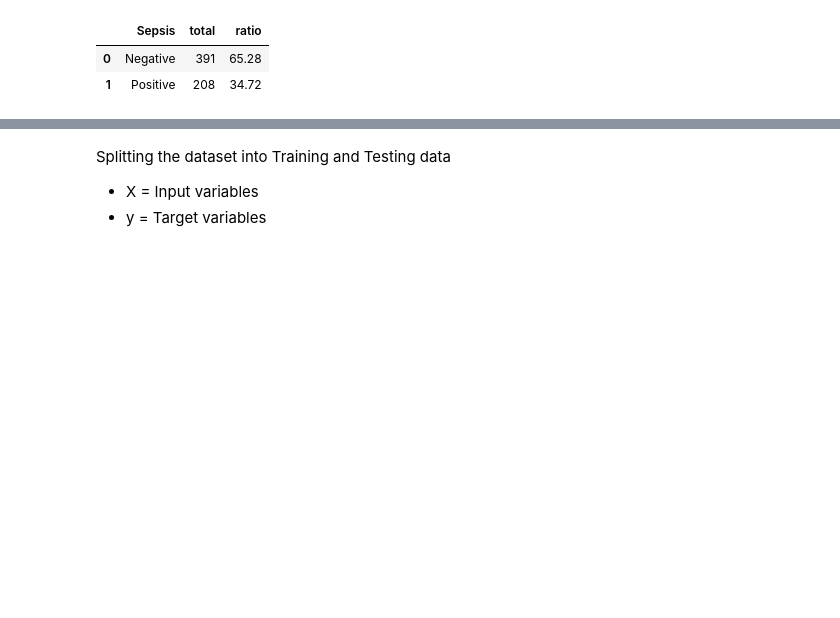
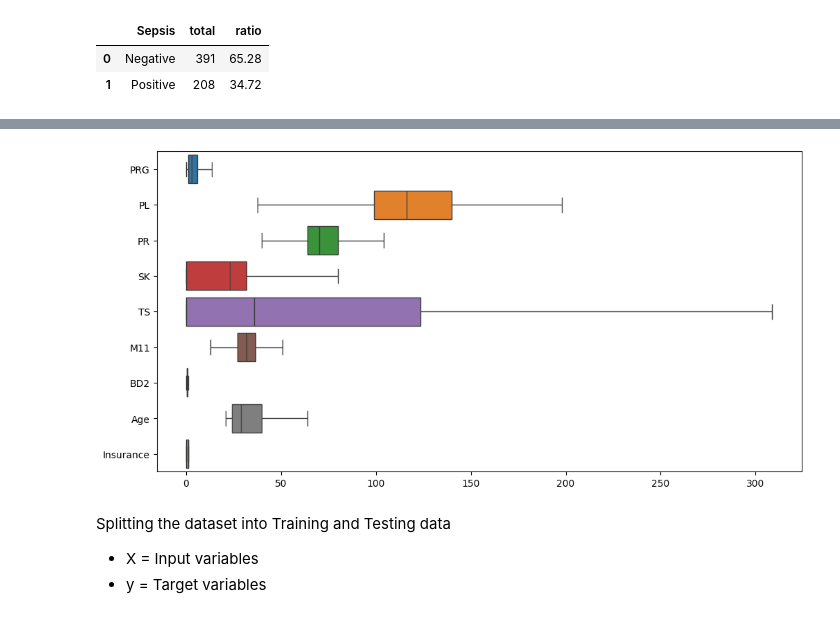
Before and after one commit to heldana30/Building_ML_APIs_With_FastAPI, a Jupyter notebook: Notebook/api.ipynb, the cells around one changed output, grey strips where cells are left out. Saved outputs shown, nothing was run; the diff lists cells and outputs as text; code cells hidden in the pictures; blank space fills up the shorter version.

```diff
--- a/Notebook/api.ipynb
+++ b/Notebook/api.ipynb
@@ -489,4 +490,4 @@ sepsis_dist
 | 1 | Positive | 208 | 34.72 |
 # %%
 # Dropping the ID column since we will not need it for modelling
-train_df.drop('ID', axis=1, inplace=True)
+train_df = train_df.drop(columns=['ID', 'Age_group'], axis=1)
@@ -497,3 +542,9 @@ train_df.drop('Age_group', axis=1, inplace=True)
+# %%
+plt.figure(figsize=(12,6))
+sns.boxplot(data=train_df, orient='h')
+plt.show()
+# %% [output]
+[figure, added]
 # %% [markdown]
 Splitting the dataset into Training and Testing data
 - X = Input variables
```
Also changed, not shown: parts of 22 cells of this notebook, 5 other files.
